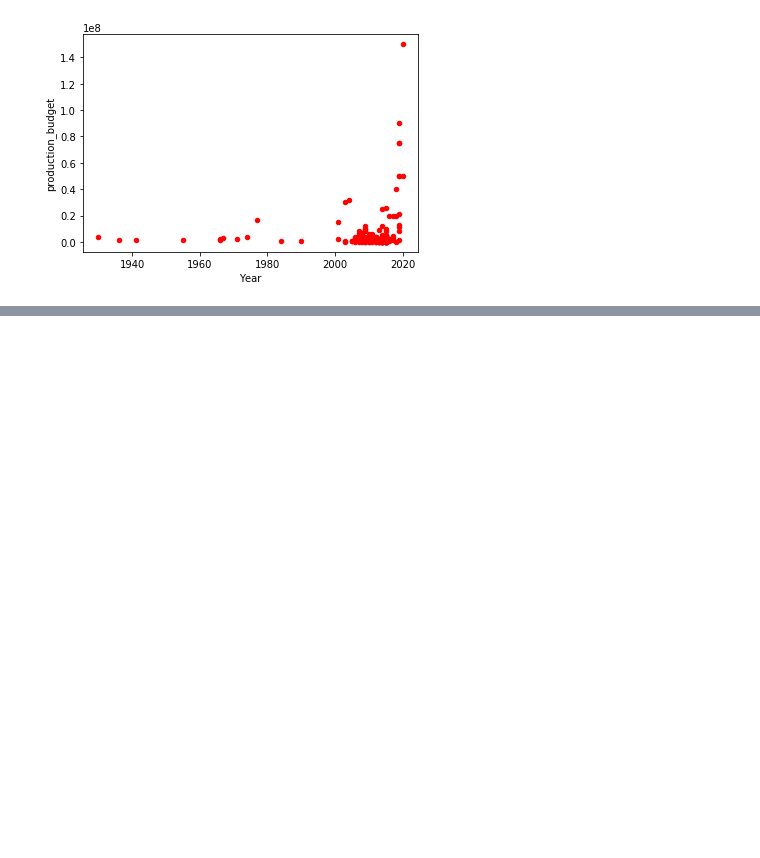
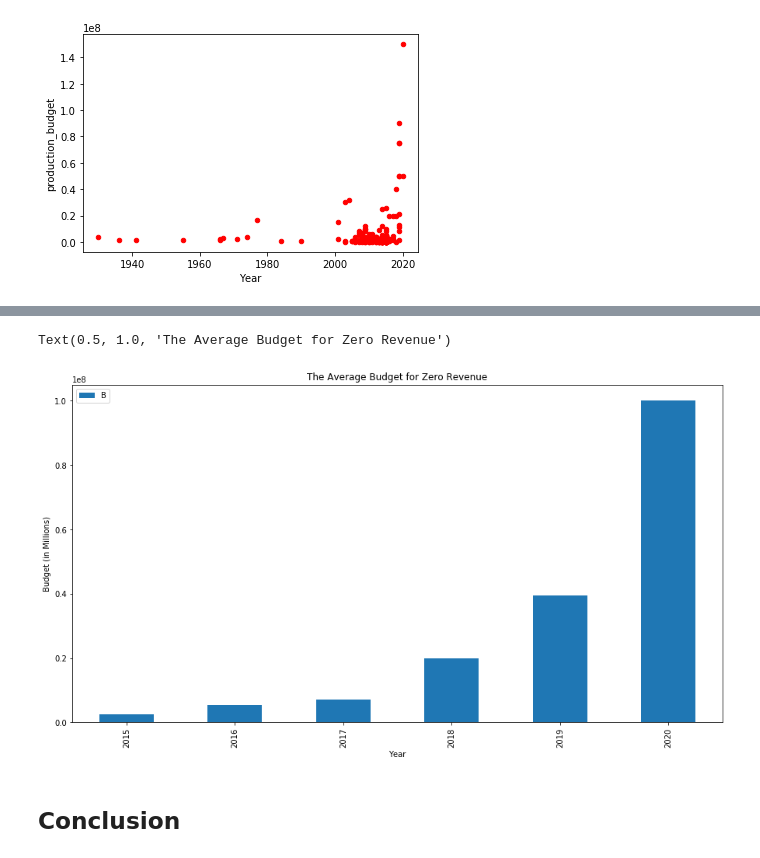
Before and after one commit to Nyla-max/dsc-mod-1-project-v2-1-onl01-dtsc-pt-012120, a Jupyter notebook: student.ipynb, the cells around one changed output, grey strips where cells are left out. Cells and saved outputs as stored; diff of their text form; code cells hidden in the pictures; blank space fills up the shorter version.

```diff
--- a/student.ipynb
+++ b/student.ipynb
@@ -225,0 +241,4 @@ Name: production_budget, Length: 30, dtype: int32
+# %%
+zero_yr = zero_gross[(zero_gross['Year'] >= 2015) & (zero_gross['Year'] <= 2020)].sort_values(by='Year')
+zero_yr.groupby('Year')['production_budget'].mean()
+#A 5 year timeframe was chosen to give a more recent outlook on the industry.
@@ -225,0 +254,11 @@ Name: production_budget, Length: 30, dtype: int32
+# %%
+zero_yr.groupby('Year')['production_budget'].mean().sort_values().plot(kind='bar', figsize=(15,8))
+plt.ylabel('Budget (in Millions)')
+plt.legend('Budget')
+plt.title('The Average Budget for Zero Revenue')
+#Based on the graph, there movies had fairly large budgets however did not gain any revenue.
+# %% [output]
+Text(0.5, 1.0, 'The Average Budget for Zero Revenue')
+[figure, added]
+# %% [markdown]
+## Conclusion
```
Also changed, not shown: parts of 29 cells of this notebook.
